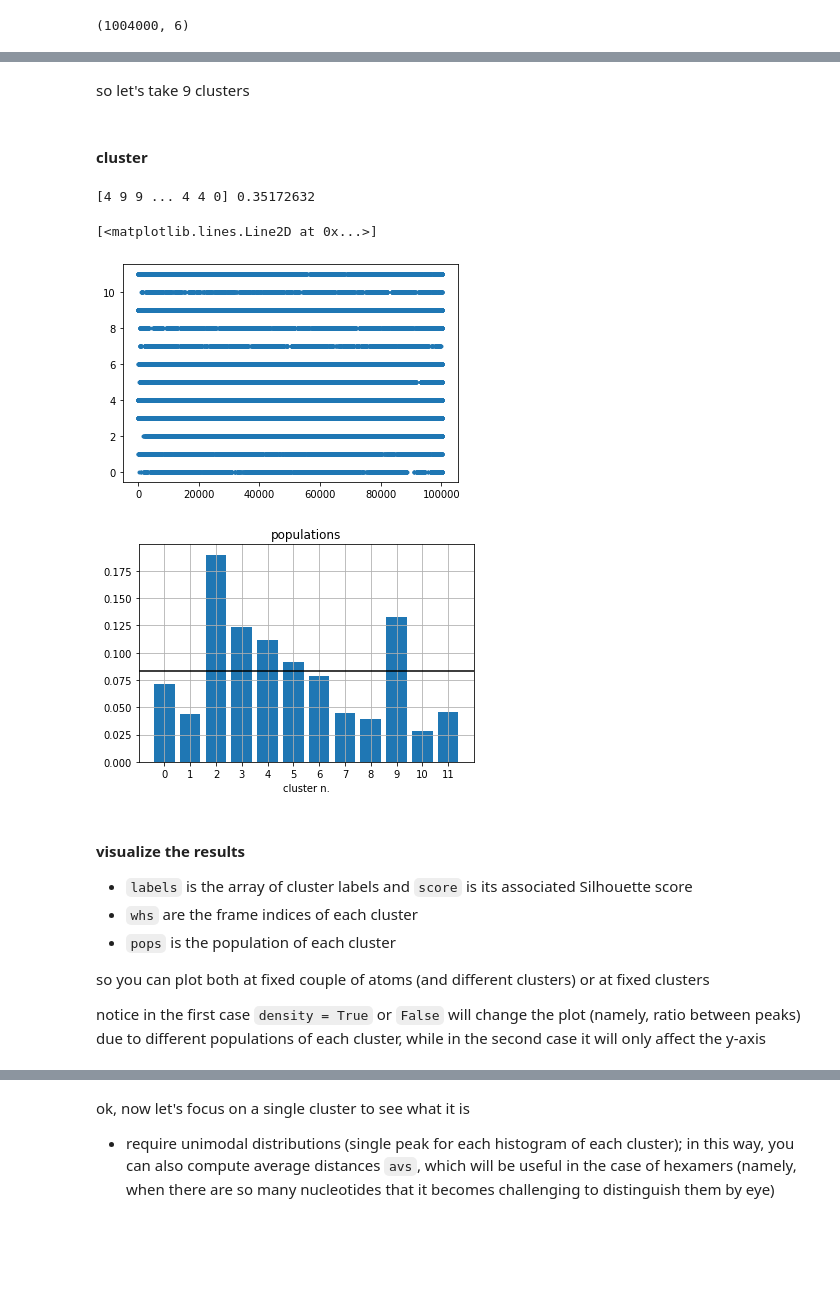
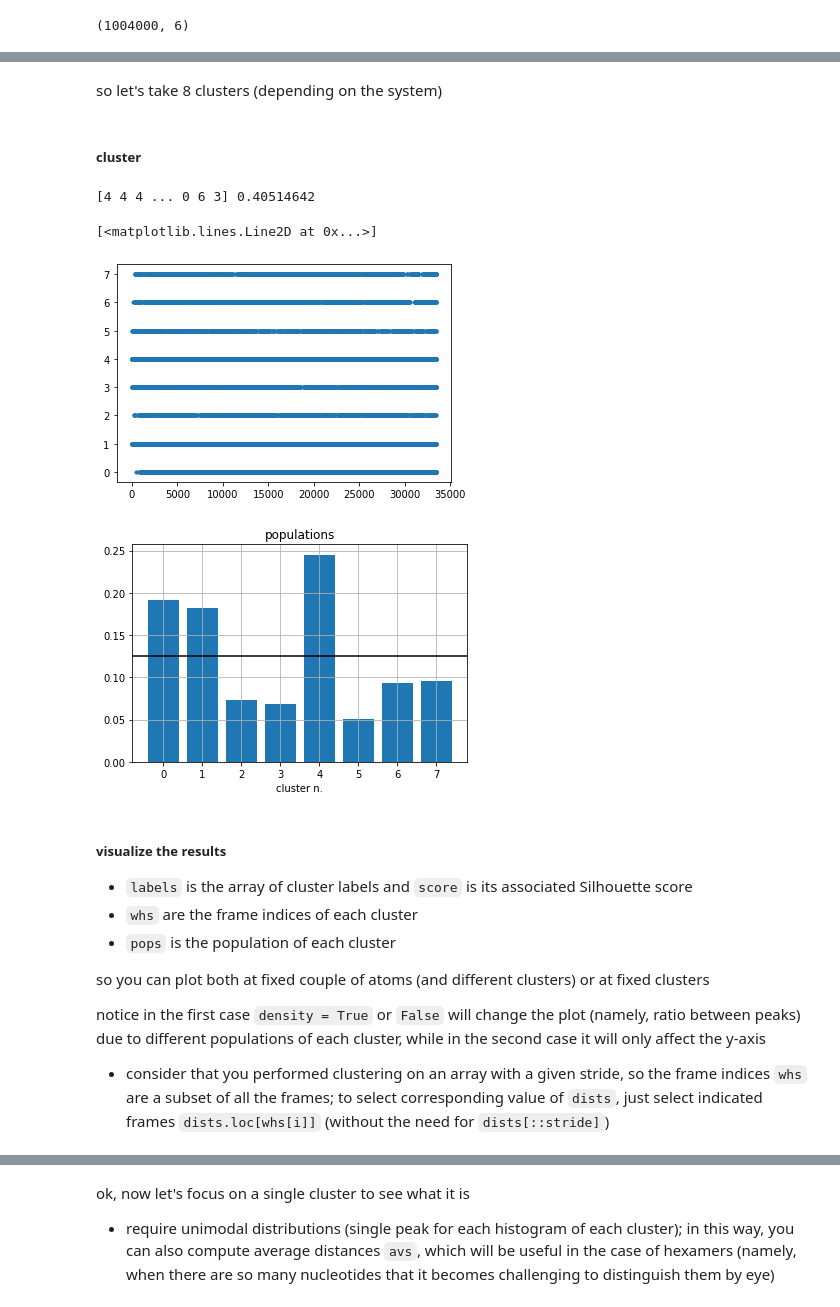
Before and after one commit to IvanGilardoni/MD_analysis_oligomers, a Jupyter notebook: MD_analysis.ipynb, the cells around one changed output, grey strips where cells are left out. Cells and saved outputs as stored; diff of their text form; code cells hidden in the pictures; blank space fills up the shorter version.

```diff
--- a/MD_analysis.ipynb
+++ b/MD_analysis.ipynb
@@ -470,10 +169,10 @@ plt.show()
 # %% [markdown]
-so let's take 9 clusters
+so let's take 8 clusters (depending on the system)
 # %% [markdown]
-#### cluster
+##### cluster
 # %%
-n_clusters = 12
-stride = 10
+n_clusters = 8
+stride = 30
 
 km = KMeans(n_clusters=n_clusters)
 labels = km.fit_predict(dists[::stride])
@@ -483,33 +182,34 @@ print(labels, score)
 
 plt.plot(labels, '.')
 # %% [output]
-[4 9 9 ... 4 4 0] 0.35172632
+[4 4 4 ... 0 6 3] 0.40514642
 [<matplotlib.lines.Line2D at 0x...>]
-[figure, old version]
+[figure, new version]
 # %%
 whs = []
 pops = []
 
 for i in range(n_clusters):
-    whs.append(np.concatenate(np.argwhere(labels == i)))
+    wh = np.concatenate(np.argwhere(labels == i))
+    whs.append(np.array(dists[::stride].iloc[wh].index))
     pops.append(len(whs[-1]))
 
 pops = pops/np.sum(pops)
 
 plt.title('populations')
 plt.xlabel('cluster n.')
 plt.bar(np.arange(len(pops)), pops)
 plt.xticks(np.arange(len(pops)), np.arange(len(pops)))
 plt.grid()
 xlims = plt.xlim()
 plt.plot(xlims, 1/len(pops)*np.ones(2), '-k')
 plt.xlim(xlims)
 # plt.yscale('log')
 plt.show()
 # %% [output]
-[figure, old version]
+[figure, new version]
 # %% [markdown]
-#### visualize the results
+##### visualize the results
 - `labels` is the array of cluster labels and `score` is its associated Silhouette score
 - `whs` are the frame indices of each cluster
 - `pops` is the population of each cluster
@@ -517,6 +217,8 @@ plt.show()
 so you can plot both at fixed couple of atoms (and different clusters) or at fixed clusters
 
 notice in the first case `density = True` or `False` will change the plot (namely, ratio between peaks) due to different populations of each cluster, while in the second case it will only affect the y-axis
+
+- consider that you performed clustering on an array with a given stride, so the frame indices `whs` are a subset of all the frames; to select corresponding value of `dists`, just select indicated frames `dists.loc[whs[i]]` (without the need for `dists[::stride]`)
 # %%
 j = 4
 
```
Also changed, not shown: parts of 92 cells of this notebook.
